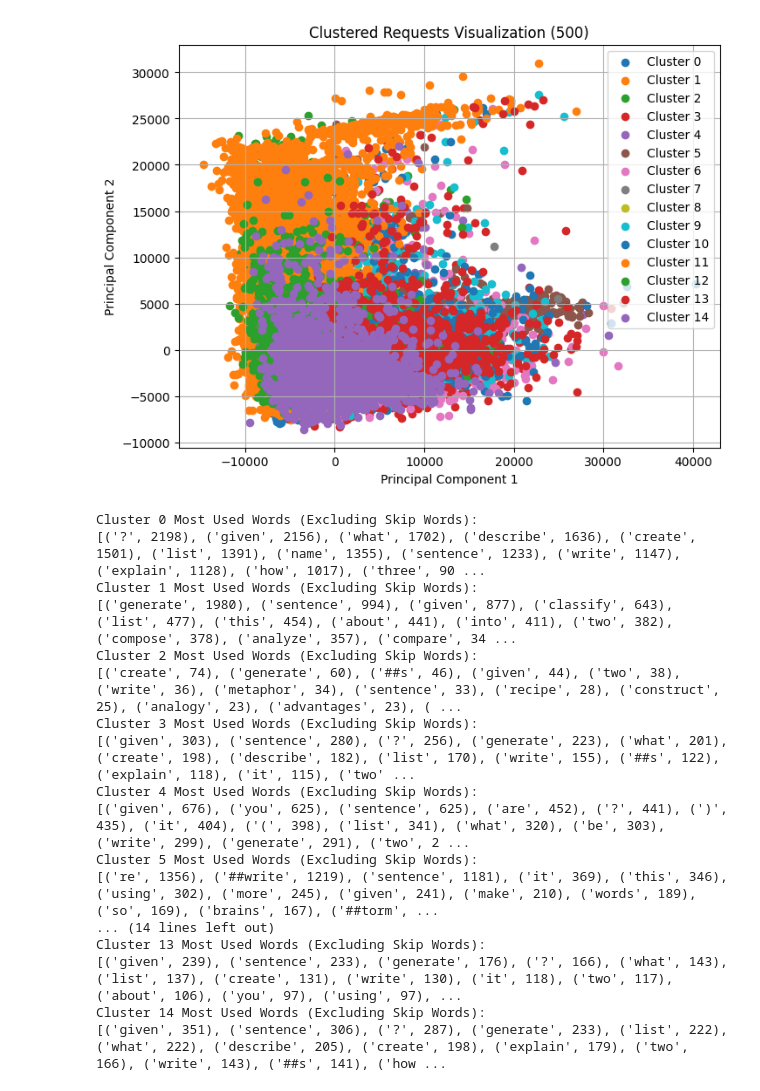
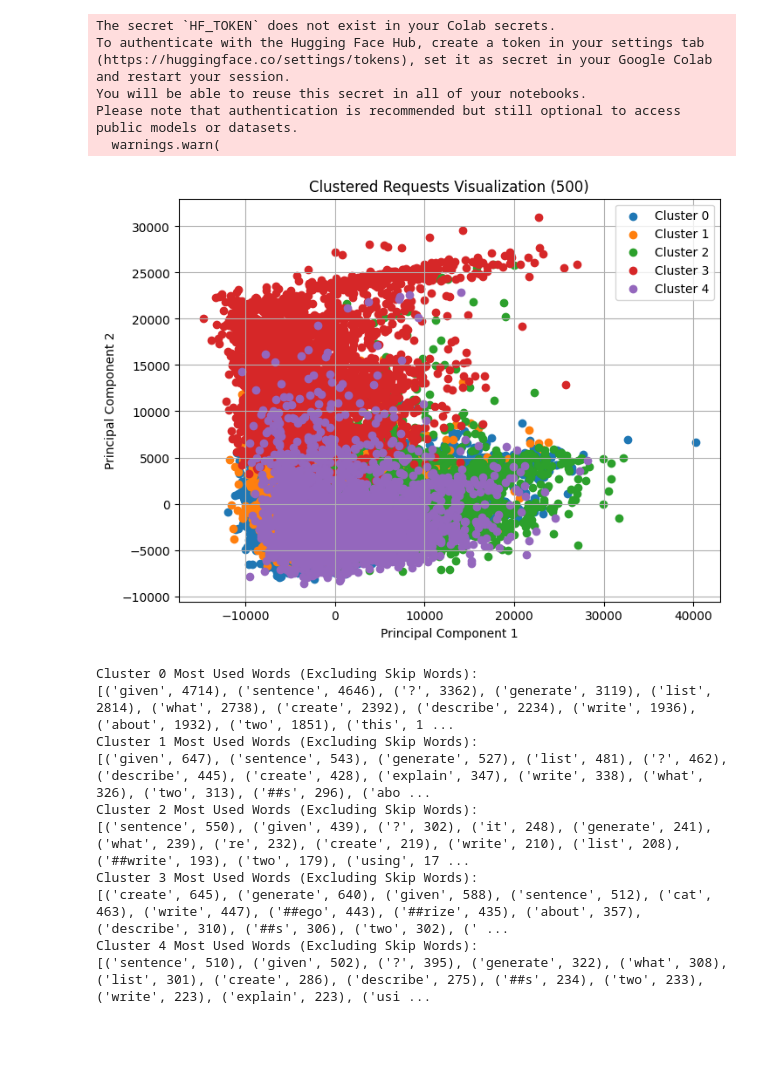
Before and after one commit to samschoenen/team_silly_project, a Jupyter notebook: k-means/kmeans.ipynb, the cells around one changed output. Cells and saved outputs as stored; diff of their text form; code cells hidden in the pictures; blank space fills up the shorter version.

```diff
--- a/k-means/kmeans.ipynb
+++ b/k-means/kmeans.ipynb
@@ -16,35 +16,40 @@ tokenizer = BertTokenizer.from_pretrained('bert-base-uncased')
 # Sample a subset of the data for processing
 sample_df = df.sample(n=50000, random_state=42)
 
 # Tokenize the requests
 tokenized_inputs = tokenizer(sample_df['request'].tolist(), padding=True, truncation=True, return_tensors='pt')
 #tokenized_requests = [tokenizer.tokenize(request.lower()) for request in sample_df['request'].tolist()]
 
 
 # Perform MiniBatchKMeans clustering on tokenized inputs
-kmeans = MiniBatchKMeans(n_clusters=15, random_state=0, batch_size=100).fit(tokenized_inputs['input_ids'])
+kmeans = MiniBatchKMeans(n_clusters=5, random_state=0, batch_size=100).fit(tokenized_inputs['input_ids'])
 
 # Dimensionality reduction using PCA
 pca = PCA(n_components=2)
 embeddings_2d = pca.fit_transform(tokenized_inputs['input_ids'])
 
 # Get cluster assignments
 cluster_labels = kmeans.labels_
 
 # Plot clusters
 plt.figure(figsize=(8, 6))
 for cluster_id in range(len(np.unique(cluster_labels))):
     cluster_points = embeddings_2d[cluster_labels == cluster_id]
     plt.scatter(cluster_points[:, 0], cluster_points[:, 1], label=f'Cluster {cluster_id}')
 
 plt.title('Clustered Requests Visualization (500)')
 plt.xlabel('Principal Component 1')
 plt.ylabel('Principal Component 2')
 plt.legend()
 plt.grid(True)
 plt.show()
 # %% [output]
+The secret `HF_TOKEN` does not exist in your Colab secrets.
+To authenticate with the Hugging Face Hub, create a token in your settings tab (https://huggingface.co/settings/tokens), set it as secret in your Google Colab and restart your session.
+You will be able to reuse this secret in all of your notebooks.
+Please note that authentication is recommended but still optional to access public models or datasets.
+  warnings.warn(
-[figure, old version]
+[figure, new version]
 # %%
 from collections import Counter
 
@@ -70,22 +75,15 @@ for cluster_id, word_freq in cluster_word_freq.items():
     print(word_freq.most_common(15))  # Print top 15 most common words
 # %% [output]
 Cluster 0 Most Used Words (Excluding Skip Words):
-[('?', 2198), ('given', 2156), ('what', 1702), ('describe', 1636), ('create', 1501), ('list', 1391), ('name', 1355), ('sentence', 1233), ('write', 1147), ('explain', 1128), ('how', 1017), ('three', 90 ...
+[('given', 4714), ('sentence', 4646), ('?', 3362), ('generate', 3119), ('list', 2814), ('what', 2738), ('create', 2392), ('describe', 2234), ('write', 1936), ('about', 1932), ('two', 1851), ('this', 1 ...
 Cluster 1 Most Used Words (Excluding Skip Words):
-[('generate', 1980), ('sentence', 994), ('given', 877), ('classify', 643), ('list', 477), ('this', 454), ('about', 441), ('into', 411), ('two', 382), ('compose', 378), ('analyze', 357), ('compare', 34 ...
+[('given', 647), ('sentence', 543), ('generate', 527), ('list', 481), ('?', 462), ('describe', 445), ('create', 428), ('explain', 347), ('write', 338), ('what', 326), ('two', 313), ('##s', 296), ('abo ...
 Cluster 2 Most Used Words (Excluding Skip Words):
-[('create', 74), ('generate', 60), ('##s', 46), ('given', 44), ('two', 38), ('write', 36), ('metaphor', 34), ('sentence', 33), ('recipe', 28), ('construct', 25), ('analogy', 23), ('advantages', 23), ( ...
+[('sentence', 550), ('given', 439), ('?', 302), ('it', 248), ('generate', 241), ('what', 239), ('re', 232), ('create', 219), ('write', 210), ('list', 208), ('##write', 193), ('two', 179), ('using', 17 ...
 Cluster 3 Most Used Words (Excluding Skip Words):
-[('given', 303), ('sentence', 280), ('?', 256), ('generate', 223), ('what', 201), ('create', 198), ('describe', 182), ('list', 170), ('write', 155), ('##s', 122), ('explain', 118), ('it', 115), ('two' ...
+[('create', 645), ('generate', 640), ('given', 588), ('sentence', 512), ('cat', 463), ('write', 447), ('##ego', 443), ('##rize', 435), ('about', 357), ('describe', 310), ('##s', 306), ('two', 302), (' ...
 Cluster 4 Most Used Words (Excluding Skip Words):
-[('given', 676), ('you', 625), ('sentence', 625), ('are', 452), ('?', 441), (')', 435), ('it', 404), ('(', 398), ('list', 341), ('what', 320), ('be', 303), ('write', 299), ('generate', 291), ('two', 2 ...
-Cluster 5 Most Used Words (Excluding Skip Words):
-[('re', 1356), ('##write', 1219), ('sentence', 1181), ('it', 369), ('this', 346), ('using', 302), ('more', 245), ('given', 241), ('make', 210), ('words', 189), ('so', 169), ('brains', 167), ('##torm', ...
-... (14 lines left out)
-Cluster 13 Most Used Words (Excluding Skip Words):
-[('given', 239), ('sentence', 233), ('generate', 176), ('?', 166), ('what', 143), ('list', 137), ('create', 131), ('write', 130), ('it', 118), ('two', 117), ('about', 106), ('you', 97), ('using', 97), ...
-Cluster 14 Most Used Words (Excluding Skip Words):
-[('given', 351), ('sentence', 306), ('?', 287), ('generate', 233), ('list', 222), ('what', 222), ('describe', 205), ('create', 198), ('explain', 179), ('two', 166), ('write', 143), ('##s', 141), ('how ...
+[('sentence', 510), ('given', 502), ('?', 395), ('generate', 322), ('what', 308), ('list', 301), ('create', 286), ('describe', 275), ('##s', 234), ('two', 233), ('write', 223), ('explain', 223), ('usi ...
 # %%
 def filter_unique_words(cluster_word_freq):
     # Create a copy of the cluster_word_freq dictionary
```
Also changed, not shown: parts of 1 cell of this notebook.
